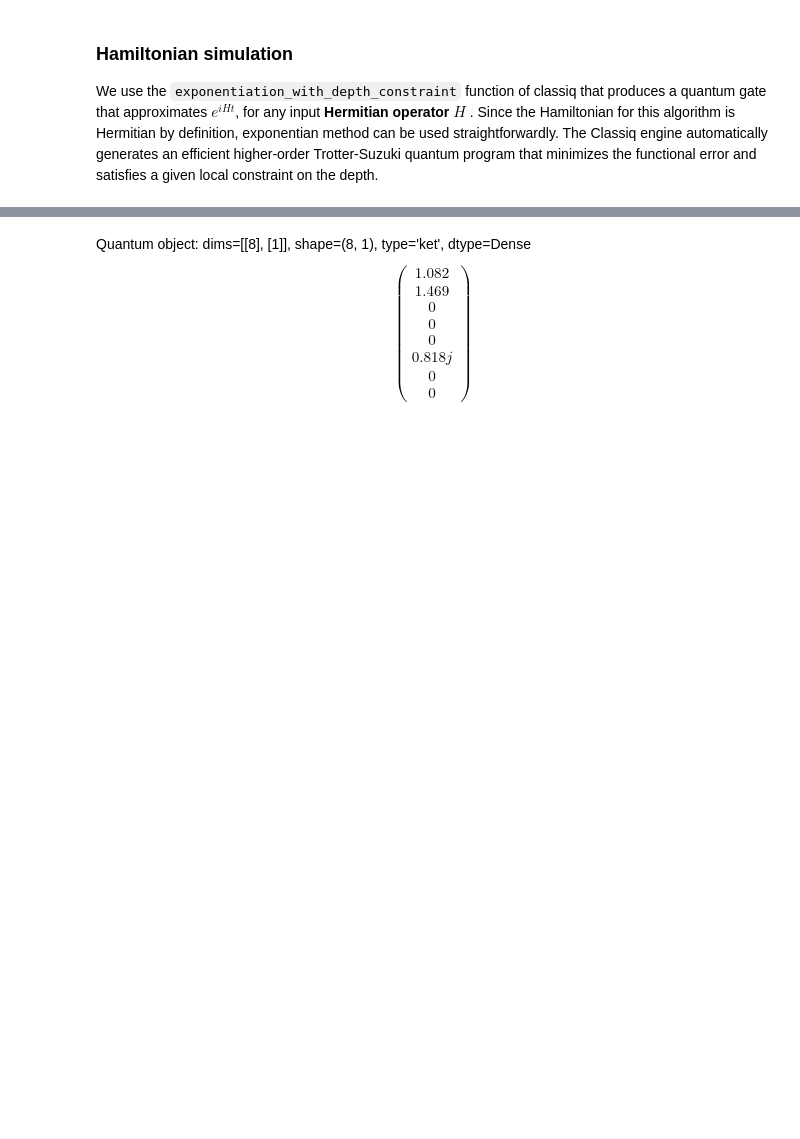
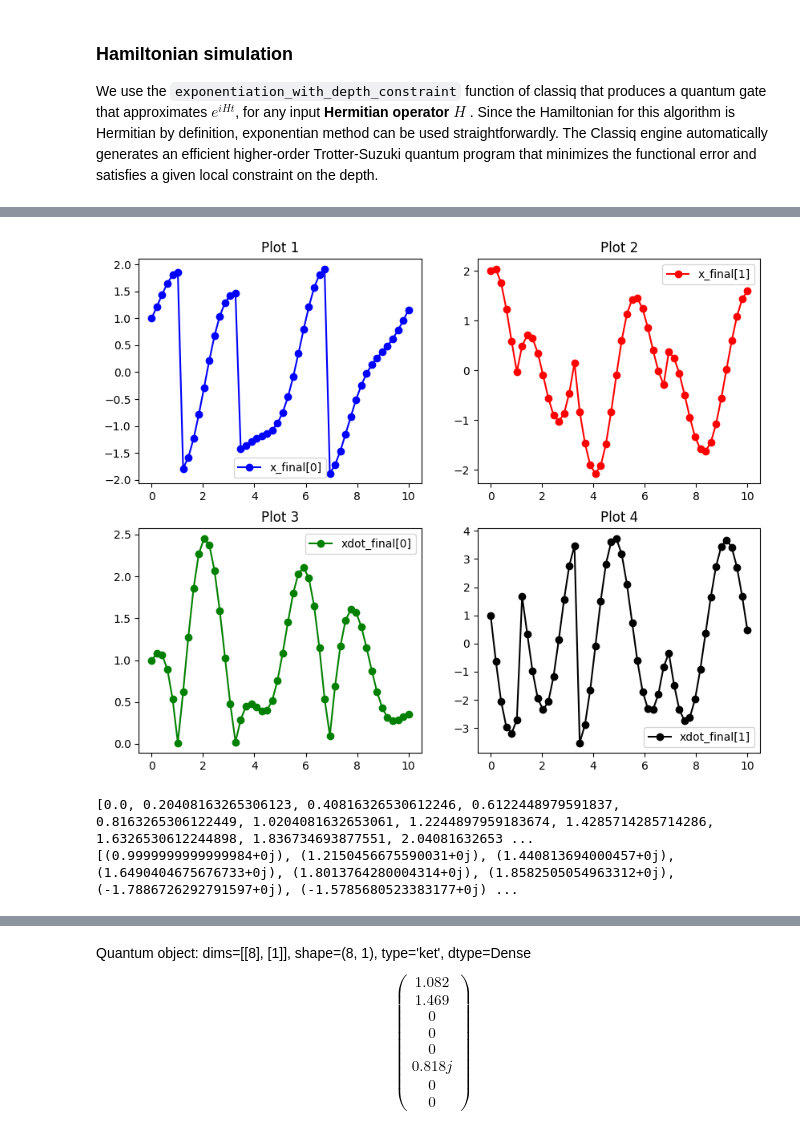
Before and after one commit to virajd98/Abstract-Oscillators-Pvt-, a Jupyter notebook: CoupledSHO.ipynb, the cells around one changed output, grey strips where cells are left out. Saved outputs shown, nothing was run; the diff lists cells and outputs as text; code cells hidden in the pictures; blank space fills up the shorter version.

Commit message:
plots

```diff
--- a/CoupledSHO.ipynb
+++ b/CoupledSHO.ipynb
@@ -756,7 +756,7 @@ def back_coordinate_transformation(M, y_final, ydot_final):
 - We obtain the final velocity and position vectors
 - We make a comparison between classical and quantum results
 # %%
-def sum_amplitudes_by_state(simulated_states):
+def sum_amplitudes_by_state(simulated_states, N):
     """
         Definition:
             Sum all the states that corresponds to same output qnum
@@ -765,7 +765,7 @@ def sum_amplitudes_by_state(simulated_states):
         Output:
             state_amplitude_sums (dict): Amplitude and phase of each output qnum
     """
-    state_amplitude_sums = {state: 0 for state in range(len(simulated_states))}
+    state_amplitude_sums = {state: 0 for state in range(2*N**2)}
 
     for sim_state in simulated_states:
         state_value = sim_state.state['state']
@@ -1279,19 +1279,33 @@ Execution_Prefs = ExecutionPreferences(
 total_time = 1
 steps= 5
 
+
+
+
+total_time = 10
+steps = 50
+
+# Initialize lists to store the data points
+x_vals = []
+y1_vals, y2_vals, y3_vals, y4_vals = [], [], [], []
+
+# Synthesizing the quantum program
 qprog = synthesize(model)
 es = ExecutionSession(qprog, execution_preferences=Execution_Prefs)
-for i in np.linspace(0,total_time,steps):
+
+# Loop over the time steps
+for idx, i in enumerate(np.linspace(0, total_time, steps)):
     result = es.sample({"time": i})
-    parsed_state_vector= result.parsed_state_vector
-    state_amplitudes = sum_amplitudes_by_state(parsed_state_vector)
+    parsed_state_vector = result.parsed_state_vector
+    state_amplitudes = sum_amplitudes_by_state(parsed_state_vector, N)
+
     # Normalize the final state
     normalized_final_state = normalize_final_state(state_amplitudes, parsed_state_vector)
 
     # Simplify the final state by neglecting small terms
     simplified_final_state = simplify_final_state(normalized_final_state)
 
-    # Correct the normalization factor that comes from the normalization of initial state and transform the row vector to column vector
+    # Correct the normalization factor and transform the row vector to column vector
     final_state = norm * simplified_final_state[..., None]
     print("The final quantum state from quantum evolution", final_state)
 
@@ -1300,8 +1314,7 @@ for i in np.linspace(0,total_time,steps):
     y_final = final_results["y_final"]
     ydot_final = final_results["ydot_final"]
 
-    # transform to original coordinates
-
+    # Transform to original coordinates
     x_final_results = back_coordinate_transformation(M, y_final, ydot_final)
     x_final = x_final_results["x_final"]
     xdot_final = x_final_results["xdot_final"]
@@ -1309,8 +1322,42 @@ for i in np.linspace(0,total_time,steps):
     print("Final Positions", x_final)
     print("Final Velocities", xdot_final)
 
+    # Append the values to the respective lists
+    y1_vals.append(x_final[0, 0])
+    y2_vals.append(x_final[1, 0])
+    y3_vals.append(xdot_final[0, 0])
+    y4_vals.append(xdot_final[1, 0])
 
-#pp issue
+    x_vals.append(i)
+
+# Create subplots (only once after the loop)
+fig, axs = plt.subplots(2, 2, figsize=(10, 8))
+
+# Set titles for the subplots
+axs[0, 0].set_title("Plot 1")
+axs[0, 1].set_title("Plot 2")
+axs[1, 0].set_title("Plot 3")
+axs[1, 1].set_title("Plot 4")
+
+# Plot the final data points with markers
+axs[0, 0].plot(x_vals, y1_vals, 'b-o', label='x_final[0]')
+axs[0, 1].plot(x_vals, y2_vals, 'r-o', label='x_final[1]')
+axs[1, 0].plot(x_vals, y3_vals, 'g-o', label='xdot_final[0]')
+axs[1, 1].plot(x_vals, y4_vals, 'k-o', label='xdot_final[1]')
+
+# Add legends to each plot
+axs[0, 0].legend()
+axs[0, 1].legend()
+axs[1, 0].legend()
+axs[1, 1].legend()
+
+# Show the final plot
+plt.show()
+
+
+# Print the collected data points
+print(x_vals)
+print(y1_vals, y2_vals, y3_vals, y4_vals)
 # %% [output]
 The final quantum state from quantum evolution [[1.41421356+0.j        ]
  [1.        +0.j        ]
@@ -1332,0 +1393,3 @@ LinAlgError: Incompatible dimensions
+[figure, added]
+[0.0, 0.20408163265306123, 0.40816326530612246, 0.6122448979591837, 0.8163265306122449, 1.0204081632653061, 1.2244897959183674, 1.4285714285714286, 1.6326530612244898, 1.836734693877551, 2.04081632653 ...
+[(0.9999999999999984+0j), (1.2150456675590031+0j), (1.440813694000457+0j), (1.6490404675676733+0j), (1.8013764280004314+0j), (1.8582505054963312+0j), (-1.7886726292791597+0j), (-1.5785680523383177+0j) ...
```
Also changed, not shown: parts of 10 cells of this notebook.
